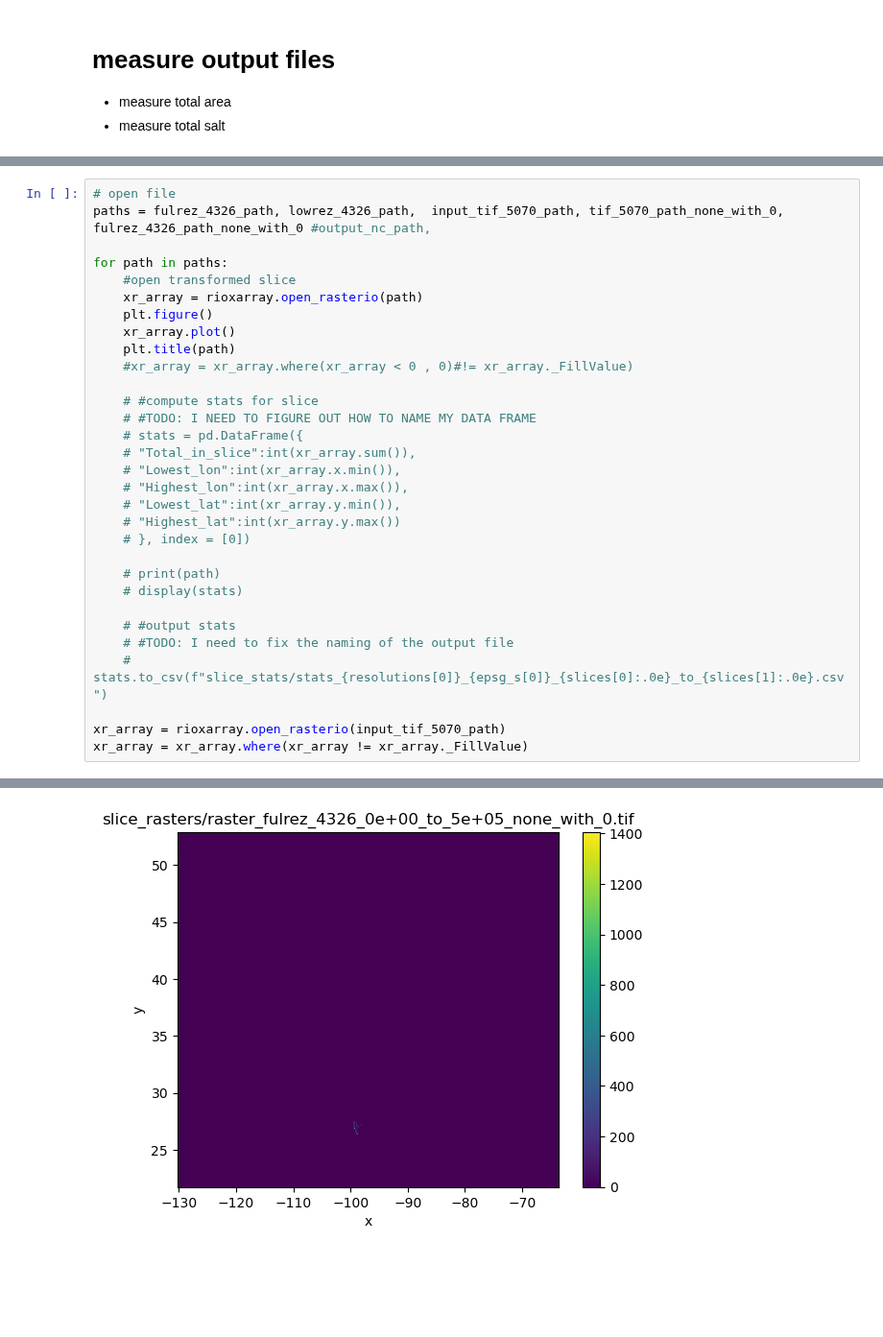
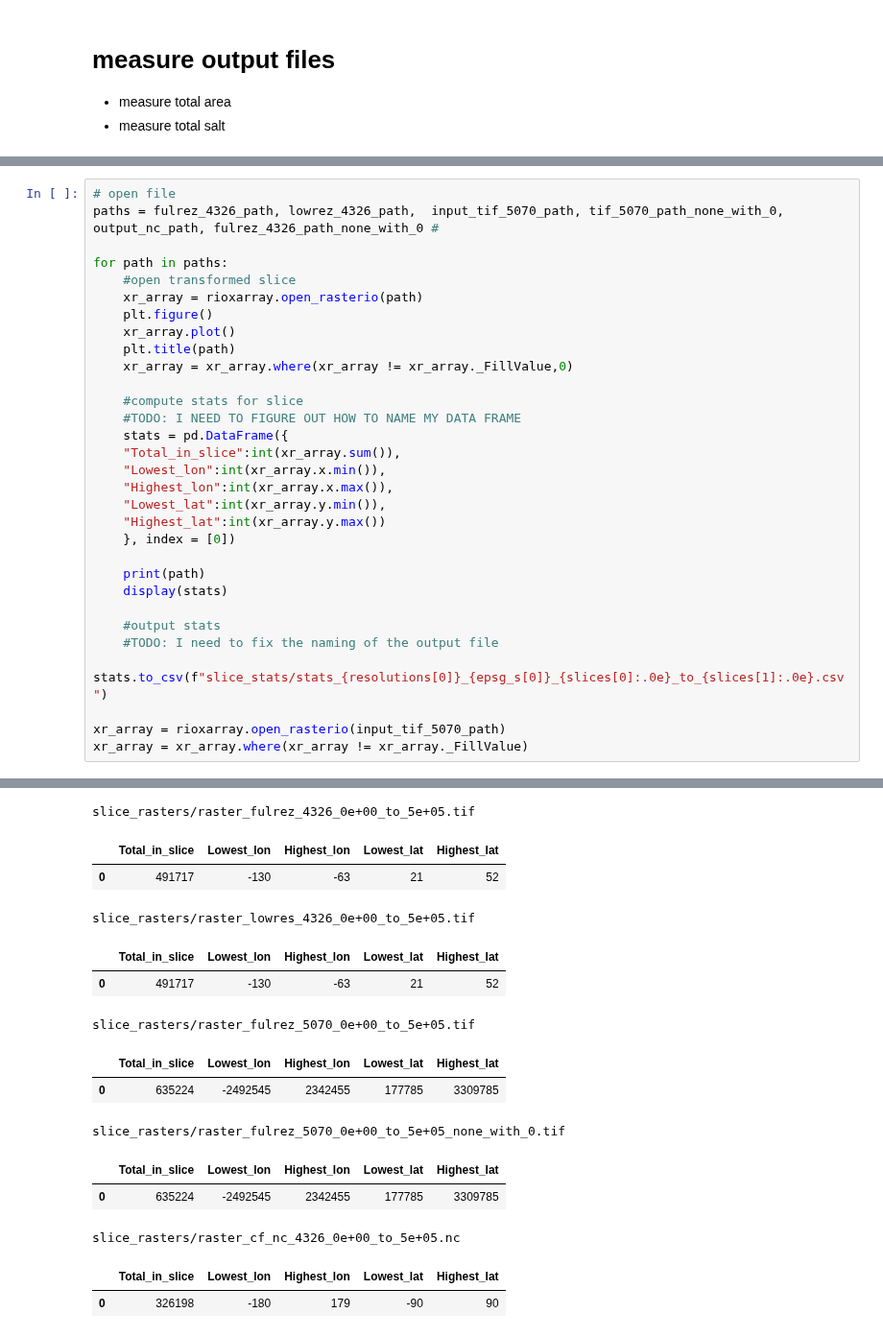
Before and after one commit to toddclark000/Shuying_salt, a Jupyter notebook: conservation_test.ipynb, the cells around one changed output, grey strips where cells are left out. Shown at 96% size. Drawn from its saved outputs; the diff is of its cells as text; blank space fills up the shorter version.

```diff
--- a/conservation_test.ipynb
+++ b/conservation_test.ipynb
@@ -178,6 +187,6 @@ Permission denied
 # %%
 # open file
-paths = fulrez_4326_path, lowrez_4326_path,  input_tif_5070_path, tif_5070_path_none_with_0, fulrez_4326_path_none_with_0 #output_nc_path,
+paths = fulrez_4326_path, lowrez_4326_path,  input_tif_5070_path, tif_5070_path_none_with_0, output_nc_path, fulrez_4326_path_none_with_0 #
 
 for path in paths:
     #open transformed slice
@@ -185,24 +194,24 @@ for path in paths:
     plt.figure()
     xr_array.plot()
     plt.title(path)
-    #xr_array = xr_array.where(xr_array < 0 , 0)#!= xr_array._FillValue)
+    xr_array = xr_array.where(xr_array != xr_array._FillValue,0)
 
-    # #compute stats for slice
-    # #TODO: I NEED TO FIGURE OUT HOW TO NAME MY DATA FRAME
-    # stats = pd.DataFrame({
-    # "Total_in_slice":int(xr_array.sum()),
-    # "Lowest_lon":int(xr_array.x.min()),
-    # "Highest_lon":int(xr_array.x.max()),
-    # "Lowest_lat":int(xr_array.y.min()),
-    # "Highest_lat":int(xr_array.y.max())
-    # }, index = [0])
+    #compute stats for slice
+    #TODO: I NEED TO FIGURE OUT HOW TO NAME MY DATA FRAME
+    stats = pd.DataFrame({
+    "Total_in_slice":int(xr_array.sum()),
+    "Lowest_lon":int(xr_array.x.min()),
+    "Highest_lon":int(xr_array.x.max()),
+    "Lowest_lat":int(xr_array.y.min()),
+    "Highest_lat":int(xr_array.y.max())
+    }, index = [0])
 
-    # print(path)
-    # display(stats)
+    print(path)
+    display(stats)
 
-    # #output stats
-    # #TODO: I need to fix the naming of the output file
-    # stats.to_csv(f"slice_stats/stats_{resolutions[0]}_{epsg_s[0]}_{slices[0]:.0e}_to_{slices[1]:.0e}.csv")
+    #output stats
+    #TODO: I need to fix the naming of the output file
+    stats.to_csv(f"slice_stats/stats_{resolutions[0]}_{epsg_s[0]}_{slices[0]:.0e}_to_{slices[1]:.0e}.csv")
 
 xr_array = rioxarray.open_rasterio(input_tif_5070_path)
 xr_array = xr_array.where(xr_array != xr_array._FillValue)
@@ -214 +219,15 @@ xr_array = xr_array.where(xr_array != xr_array._FillValue)
-[figure, removed]
+slice_rasters/raster_fulrez_4326_0e+00_to_5e+05.tif
+|  | Total_in_slice | Lowest_lon | Highest_lon | Lowest_lat | Highest_lat |
+| 0 | 491717 | -130 | -63 | 21 | 52 |
+slice_rasters/raster_lowres_4326_0e+00_to_5e+05.tif
+|  | Total_in_slice | Lowest_lon | Highest_lon | Lowest_lat | Highest_lat |
+| 0 | 491717 | -130 | -63 | 21 | 52 |
+slice_rasters/raster_fulrez_5070_0e+00_to_5e+05.tif
+|  | Total_in_slice | Lowest_lon | Highest_lon | Lowest_lat | Highest_lat |
+| 0 | 635224 | -2492545 | 2342455 | 177785 | 3309785 |
+slice_rasters/raster_fulrez_5070_0e+00_to_5e+05_none_with_0.tif
+|  | Total_in_slice | Lowest_lon | Highest_lon | Lowest_lat | Highest_lat |
+| 0 | 635224 | -2492545 | 2342455 | 177785 | 3309785 |
+slice_rasters/raster_cf_nc_4326_0e+00_to_5e+05.nc
+|  | Total_in_slice | Lowest_lon | Highest_lon | Lowest_lat | Highest_lat |
+| 0 | 326198 | -180 | 179 | -90 | 90 |
```
Also changed, not shown: parts of 9 cells of this notebook, 6 other files.
